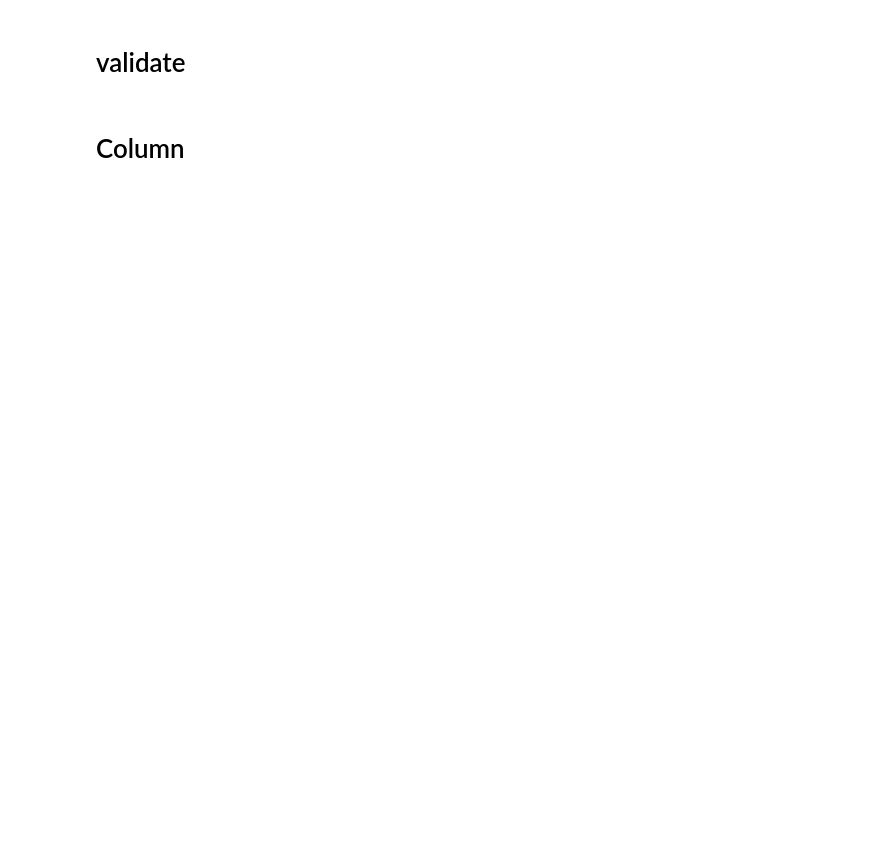
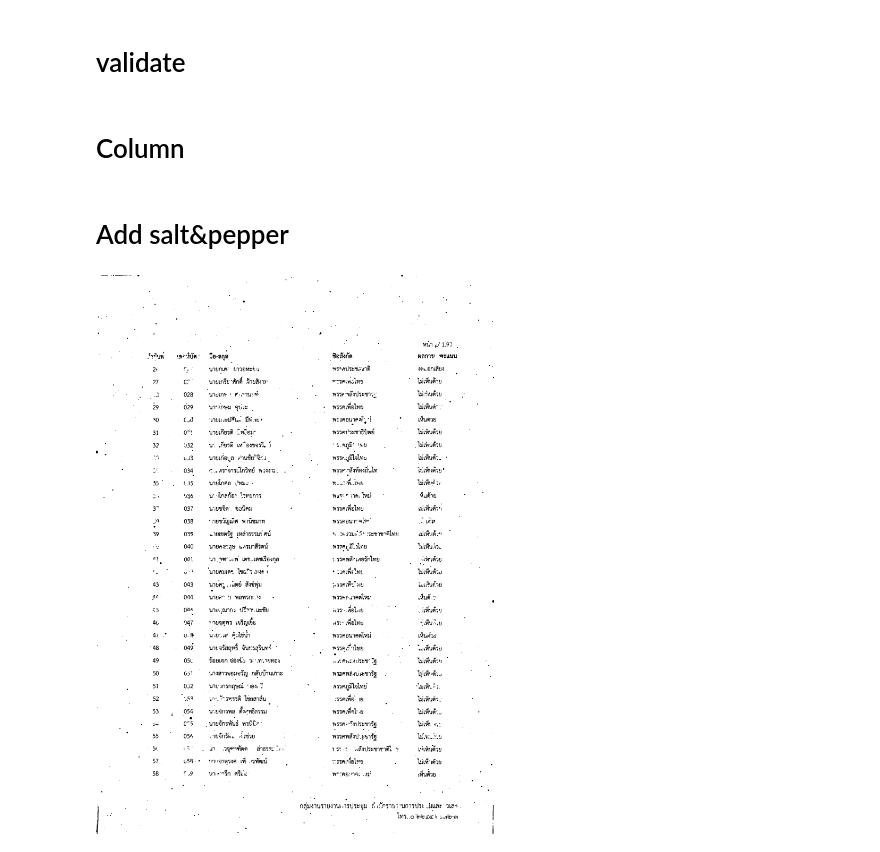
Before and after one commit to wevisdemo/ocr-vote-log, a Jupyter notebook: playground.ipynb, the cells around one changed output. Cells and saved outputs as stored; diff of their text form; code cells hidden in the pictures; blank space fills up the shorter version.

```diff
--- a/playground.ipynb
+++ b/playground.ipynb
@@ -237,3 +237,5 @@ importdata = [process_data(image, boxes, fpath) for (fpath, image), boxes in zip
 # %%
 with open('ds/pred.json', 'w') as fp:
   json.dump(importdata, fp)
+# %% [markdown]
+# Add salt&pepper
@@ -239,0 +246,47 @@ with open('ds/pred.json', 'w') as fp:
+# %%
+image = cv2.imread('test/pdf/20190823113634A11-01.png',0)
+# %%
+def add_noise(image, prop):
+    fmask=np.random.rand(*image.shape[:2])
+    mask = np.where(fmask<prop)
+    image[mask] = 0
+    return image
+
+def get_pepper(image):
+    noise = image.copy()
+    noise.fill(255)
+
+    original_h,original_w=image.shape[:2]
+    nit = 5
+    for i in range(nit):
+        div = (nit-i)*2
+        h=original_h//div
+        w=original_w//div
+        noise = cv2.resize(noise, (w,h))
+        noise = add_noise(noise, prop=0.0005)
+    noise = cv2.resize(noise, (original_w,original_h))
+    ret,thes = cv2.threshold(noise,150,255,cv2.THRESH_BINARY)
+    return thes
+
+def mask_noise(image):
+    noise = image.copy()
+    noise.fill(250)
+
+    original_h,original_w=image.shape[:2]
+    nit = 5
+    for i in range(nit):
+        div = (nit-i)*3
+        h=original_h//div
+        w=original_w//div
+        noise = cv2.resize(noise, (w,h))
+        noise = add_noise(noise,0.02*div)
+    noise = cv2.resize(noise, (original_w,original_h))
+    ret,thes = cv2.threshold(noise,110,255,cv2.THRESH_BINARY)
+    return thes
+# %%
+pepper = get_pepper(image)
+ming = cv2.add(mask_noise(image),image)
+nimg = cv2.bitwise_and(ming, pepper)
+Image.fromarray(nimg)
+# %% [output]
+[figure, added]
```
Also changed, not shown: parts of 1 cell of this notebook, 14 other files.
